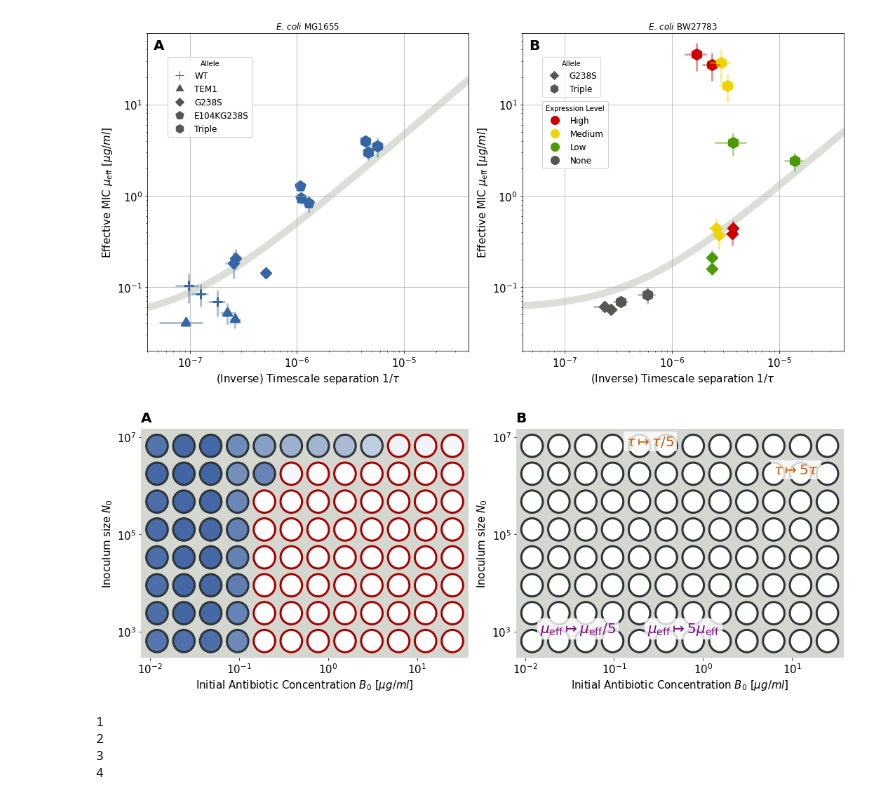
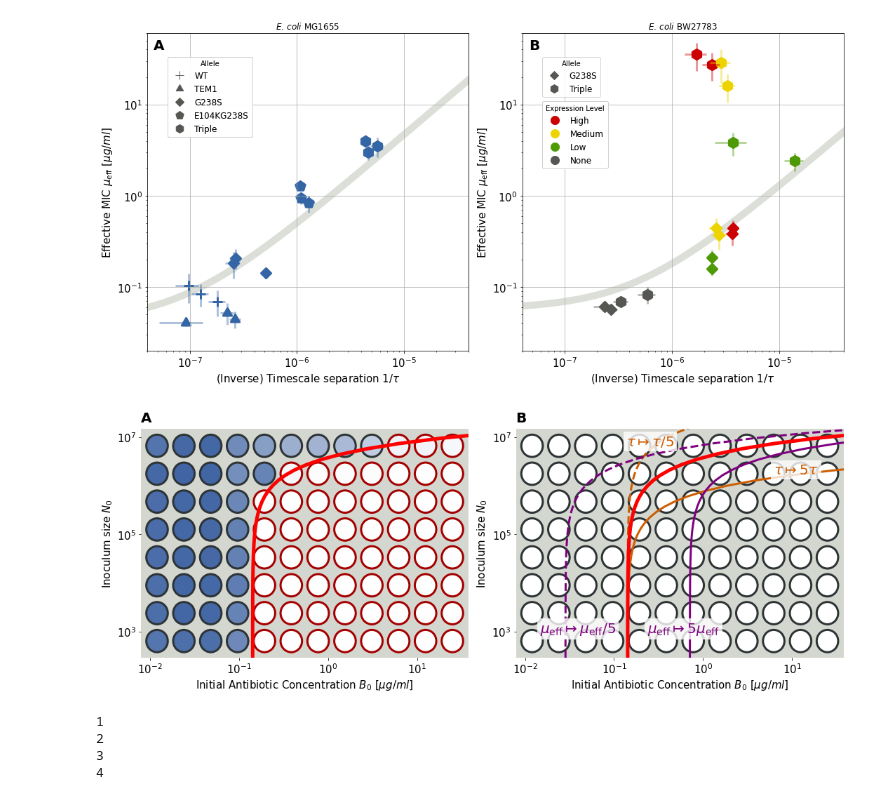
Before and after one commit to Michael000777/antibiotics, a Jupyter notebook: Plots/Plots for Manuscript.ipynb, the cells around one changed output. Drawn from its saved outputs; the diff is of its cells as text; code cells hidden in the pictures.

Commit message:
update code for plots with changed fitting algorithm

```diff
--- a/Plots/Plots for Manuscript.ipynb
+++ b/Plots/Plots for Manuscript.ipynb
@@ -443,39 +443,39 @@ color_change_mu  = 'purple'
 for x in range(platedata.shape[0]):
     for y in range(platedata.shape[1]):
         plot_well(ax[0], [x,y], platedata[x,y], threshold, plate_size, platedata.shape)
         plot_well(ax[1], [x,y],              0,        -1, plate_size, platedata.shape)
 
 nlist             = np.exp(np.linspace(np.log(1e2),np.log(2e7),num=50))
-mspcurve          = design2grid(np.array([BfuncN(nlist,1/estimates['NB_tau'],estimates['NB_sMIC']),nlist]).T, plate_size)
+mspcurve          = design2grid(np.array([BfuncN(nlist,estimates['BlN_tau'],estimates['BlN_sMIC']),nlist]).T, plate_size)
 
 scalefactor       = 5.
-mspcurve_tau_inc  = design2grid(np.array([BfuncN(nlist,(1./scalefactor)/estimates['NB_tau'],estimates['NB_sMIC']),nlist]).T, plate_size)
-mspcurve_tau_dec  = design2grid(np.array([BfuncN(nlist,scalefactor/estimates['NB_tau'],estimates['NB_sMIC']),nlist]).T, plate_size)
-mspcurve_smic_inc = design2grid(np.array([BfuncN(nlist,1/estimates['NB_tau'],scalefactor*estimates['NB_sMIC']),nlist]).T, plate_size)
-mspcurve_smic_dec = design2grid(np.array([BfuncN(nlist,1/estimates['NB_tau'],(1./scalefactor)*estimates['NB_sMIC']),nlist]).T, plate_size)
+mspcurve_tau_inc  = design2grid(np.array([BfuncN(nlist, estimates['BlN_tau']/scalefactor, estimates['BlN_sMIC']),             nlist]).T, plate_size)
+mspcurve_tau_dec  = design2grid(np.array([BfuncN(nlist, estimates['BlN_tau']*scalefactor, estimates['BlN_sMIC']),             nlist]).T, plate_size)
+mspcurve_smic_inc = design2grid(np.array([BfuncN(nlist, estimates['BlN_tau'],             estimates['BlN_sMIC']*scalefactor), nlist]).T, plate_size)
+mspcurve_smic_dec = design2grid(np.array([BfuncN(nlist, estimates['BlN_tau'],             estimates['BlN_sMIC']/scalefactor), nlist]).T, plate_size)
 
 ax[0].plot(mspcurve[:,0],mspcurve[:,1], lw = 5, c = 'red', zorder = 100)
 ax[1].plot(mspcurve[:,0],mspcurve[:,1], lw = 5, c = 'red', zorder = 100)
 ax[1].plot(mspcurve_tau_inc[:,0],  mspcurve_tau_inc[:,1],  lw = 3, c = color_change_tau)
 ax[1].plot(mspcurve_tau_dec[:,0],  mspcurve_tau_dec[:,1],  lw = 3, c = color_change_tau, linestyle = '--')
 ax[1].plot(mspcurve_smic_inc[:,0], mspcurve_smic_inc[:,1], lw = 3, c = color_change_mu)
 ax[1].plot(mspcurve_smic_dec[:,0], mspcurve_smic_dec[:,1], lw = 3, c = color_change_mu, linestyle = '--')
 
 ax[1].annotate(r'$\tau\mapsto{}\tau$'.format(int(scalefactor)),                              [9.0,1.0], c = color_change_tau, fontsize = 20, weight = 'bold').set_bbox({'facecolor': 'white', 'alpha': .8,'edgecolor': None, 'linewidth': 0})
 ax[1].annotate(r'$\tau\mapsto\tau/{}$'.format(int(scalefactor)),                             [3.5,0.0], c = color_change_tau, fontsize = 20, weight = 'bold').set_bbox({'facecolor': 'white', 'alpha': .8,'edgecolor': None, 'linewidth': 0})
 ax[1].annotate(r'$\mu_\mathrm{{eff}}\mapsto{}\mu_\mathrm{{eff}}$'.format(int(scalefactor)),  [4.3,6.7], c = color_change_mu,  fontsize = 20, weight = 'bold').set_bbox({'facecolor': 'white', 'alpha': .8,'edgecolor': None, 'linewidth': 0})
 ax[1].annotate(r'$\mu_\mathrm{{eff}}\mapsto\mu_\mathrm{{eff}}/{}$'.format(int(scalefactor)), [0.3,6.7], c = color_change_mu,  fontsize = 20, weight = 'bold').set_bbox({'facecolor': 'white', 'alpha': .8,'edgecolor': None, 'linewidth': 0})
 
 adjust_ax(ax[0], plate_size)
 adjust_ax(ax[1], plate_size)
 fig.tight_layout()
 ax[0].annotate('A',[0,1.03],weight='bold',fontsize = panelID_fontsize, xycoords = 'axes fraction')
 ax[1].annotate('B',[0,1.03],weight='bold',fontsize = panelID_fontsize, xycoords = 'axes fraction')
 
 fig.savefig('fig3_platedata.pdf')
 fig.savefig('fig3_platedata.png')
 # %% [output]
-[figure, old version]
+[figure, new version]
 # %%
 def adjust_ax_fig2_N(ax):
     ax.set_yscale('log')
```
